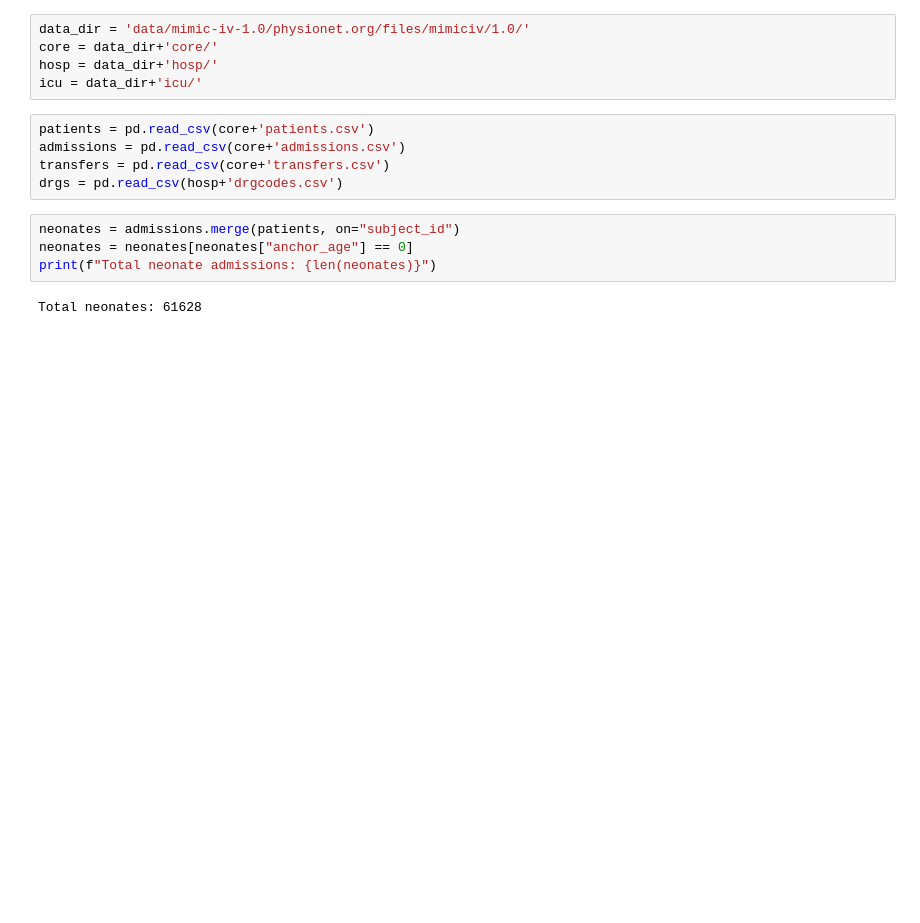
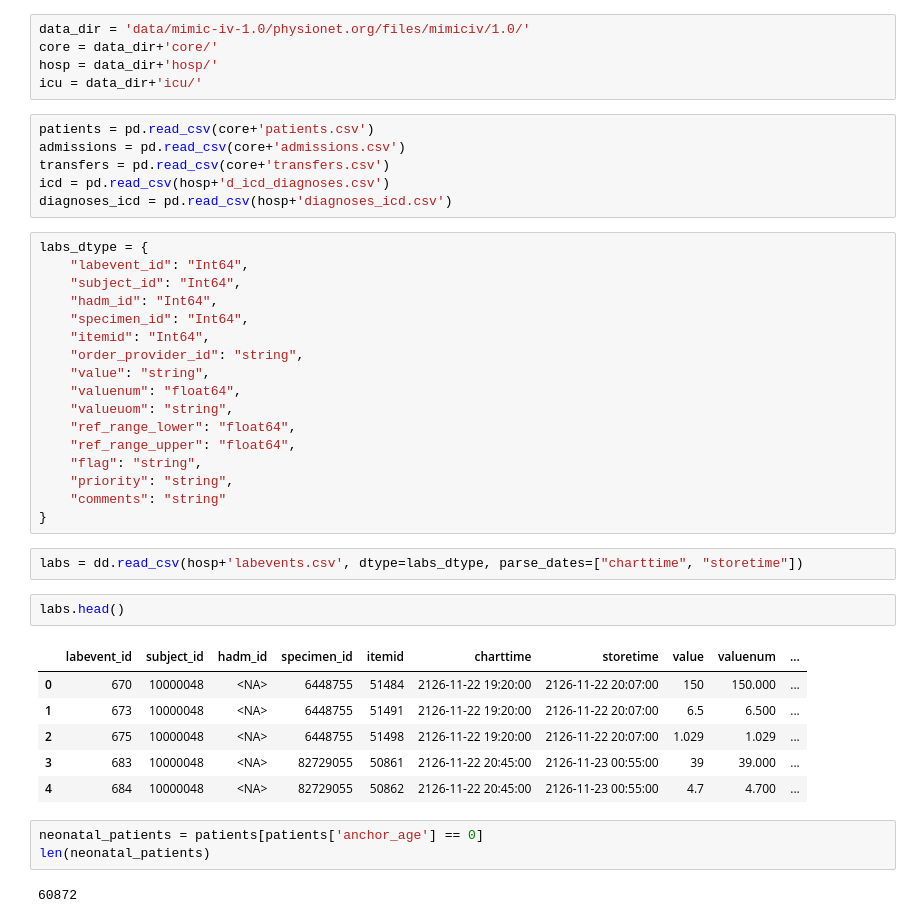
Before and after one commit to irith-kat/NICU-MP, a Jupyter notebook: initial_analysis.ipynb, the cells around one changed output. Drawn from its saved outputs; the diff is of its cells as text; blank space fills up the shorter version.

```diff
--- a/initial_analysis.ipynb
+++ b/initial_analysis.ipynb
@@ -10,10 +12,38 @@ icu = data_dir+'icu/'
 patients = pd.read_csv(core+'patients.csv')
 admissions = pd.read_csv(core+'admissions.csv')
 transfers = pd.read_csv(core+'transfers.csv')
-drgs = pd.read_csv(hosp+'drgcodes.csv')
+icd = pd.read_csv(hosp+'d_icd_diagnoses.csv')
+diagnoses_icd = pd.read_csv(hosp+'diagnoses_icd.csv')
-# %%
-neonates = admissions.merge(patients, on="subject_id")
-neonates = neonates[neonates["anchor_age"] == 0]
-print(f"Total neonate admissions: {len(neonates)}")
-# %% [output]
-Total neonates: 61628
+# %%
+labs_dtype = {
+    "labevent_id": "Int64",
+    "subject_id": "Int64",
+    "hadm_id": "Int64",
+    "specimen_id": "Int64",
+    "itemid": "Int64",
+    "order_provider_id": "string",
+    "value": "string",
+    "valuenum": "float64",
+    "valueuom": "string",
+    "ref_range_lower": "float64",
+    "ref_range_upper": "float64",
+    "flag": "string",
+    "priority": "string",
+    "comments": "string"
+}
+# %%
+labs = dd.read_csv(hosp+'labevents.csv', dtype=labs_dtype, parse_dates=["charttime", "storetime"])
+# %%
+labs.head()
+# %% [output]
+|  | labevent_id | subject_id | hadm_id | specimen_id | itemid | charttime | storetime | value | valuenum | ... |
+| 0 | 670 | 10000048 | <NA> | 6448755 | 51484 | 2126-11-22 19:20:00 | 2126-11-22 20:07:00 | 150 | 150.000 | ... |
+| 1 | 673 | 10000048 | <NA> | 6448755 | 51491 | 2126-11-22 19:20:00 | 2126-11-22 20:07:00 | 6.5 | 6.500 | ... |
+| 2 | 675 | 10000048 | <NA> | 6448755 | 51498 | 2126-11-22 19:20:00 | 2126-11-22 20:07:00 | 1.029 | 1.029 | ... |
+| 3 | 683 | 10000048 | <NA> | 82729055 | 50861 | 2126-11-22 20:45:00 | 2126-11-23 00:55:00 | 39 | 39.000 | ... |
+| 4 | 684 | 10000048 | <NA> | 82729055 | 50862 | 2126-11-22 20:45:00 | 2126-11-23 00:55:00 | 4.7 | 4.700 | ... |
+# %%
+neonatal_patients = patients[patients['anchor_age'] == 0]
+len(neonatal_patients)
+# %% [output]
+60872
```
Also changed, not shown: parts of 32 cells of this notebook.
